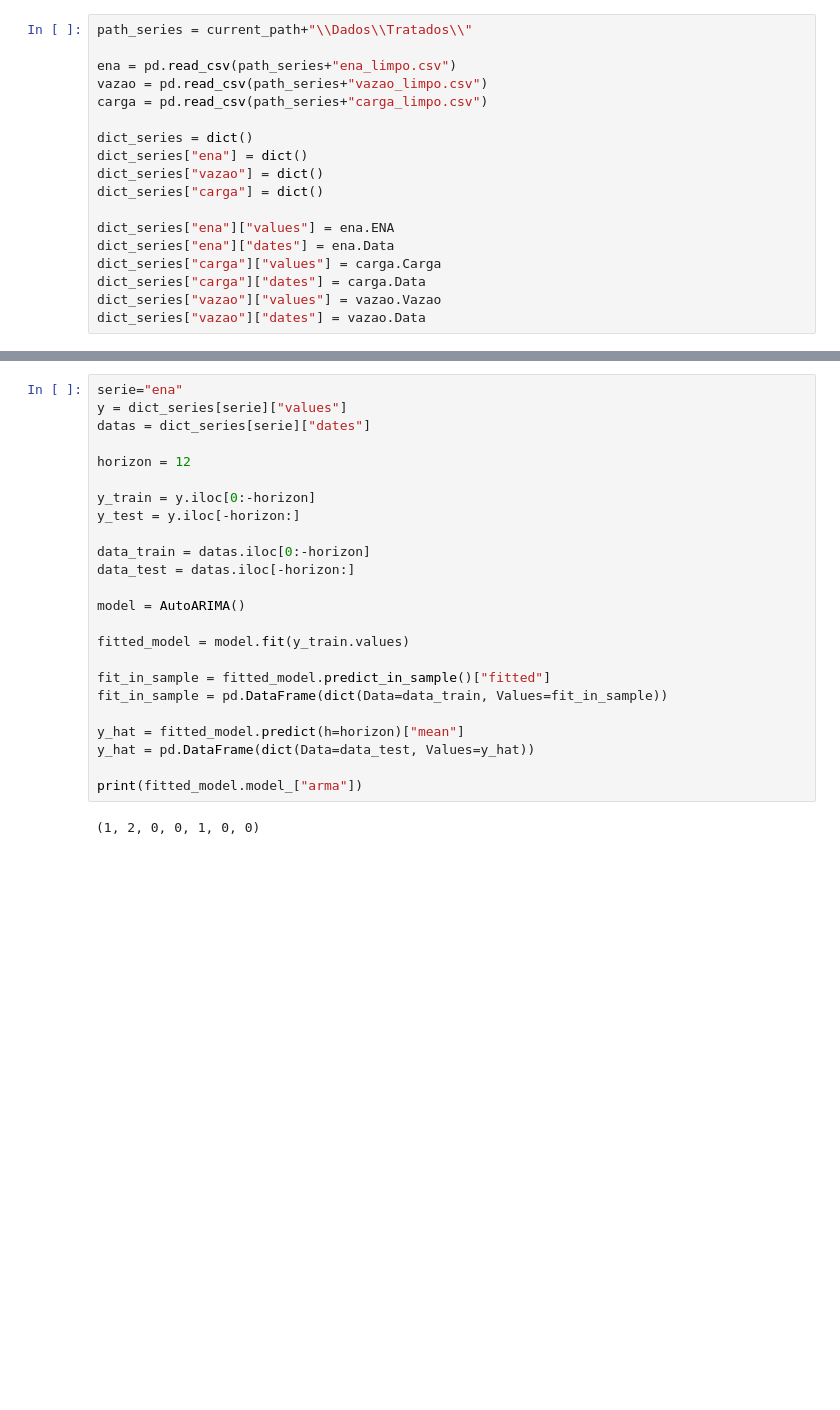
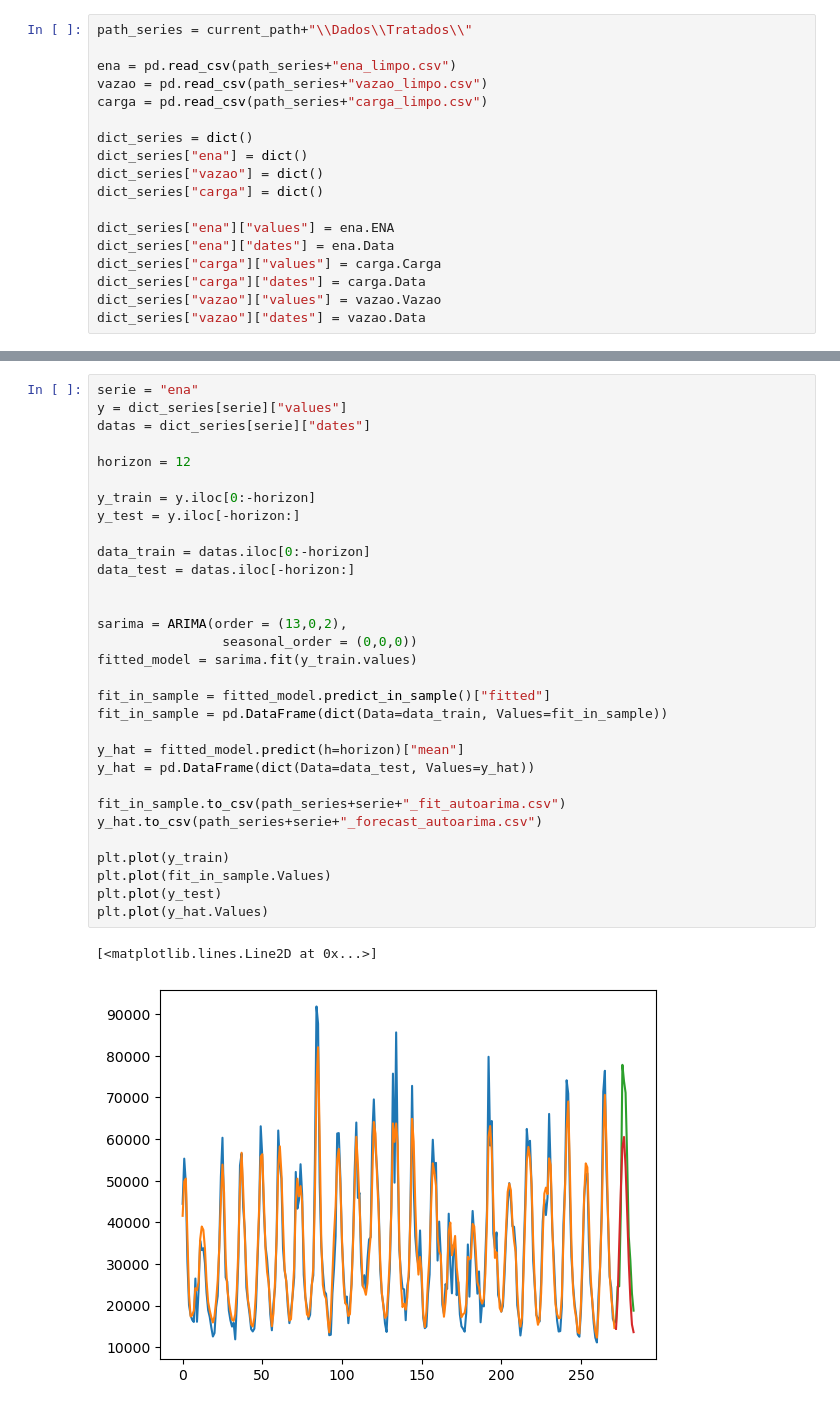
Before and after one commit to MathNog/UndergradFinalProj_NonLinearScoreDriven, a Jupyter notebook: fit_autoarima.ipynb, the cells around one changed output, grey strips where cells are left out. Cells and saved outputs as stored; diff of their text form; blank space fills up the shorter version.

```diff
--- a/fit_autoarima.ipynb
+++ b/fit_autoarima.ipynb
@@ -70,28 +70,36 @@ SARIMA (1,0,2)x(0,0,0,1)
 vazao
 SARIMA (0,1,3)x(0,0,0,1)
 # %%
-serie="ena"
+serie = "ena"
 y = dict_series[serie]["values"]
 datas = dict_series[serie]["dates"]
 
 horizon = 12
 
 y_train = y.iloc[0:-horizon]
 y_test = y.iloc[-horizon:]
 
 data_train = datas.iloc[0:-horizon]
 data_test = datas.iloc[-horizon:]
 
-model = AutoARIMA()
 
-fitted_model = model.fit(y_train.values)
+sarima = ARIMA(order = (13,0,2),
+                seasonal_order = (0,0,0))
+fitted_model = sarima.fit(y_train.values)
 
 fit_in_sample = fitted_model.predict_in_sample()["fitted"]
 fit_in_sample = pd.DataFrame(dict(Data=data_train, Values=fit_in_sample))
 
 y_hat = fitted_model.predict(h=horizon)["mean"]
 y_hat = pd.DataFrame(dict(Data=data_test, Values=y_hat))
 
-print(fitted_model.model_["arma"])
+fit_in_sample.to_csv(path_series+serie+"_fit_autoarima.csv")
+y_hat.to_csv(path_series+serie+"_forecast_autoarima.csv")
+
+plt.plot(y_train)
+plt.plot(fit_in_sample.Values)
+plt.plot(y_test)
+plt.plot(y_hat.Values)
 # %% [output]
-(1, 2, 0, 0, 1, 0, 0)
+[<matplotlib.lines.Line2D at 0x...>]
+[figure, added]
```
Also changed, not shown: parts of 6 cells of this notebook, 44 other files.
